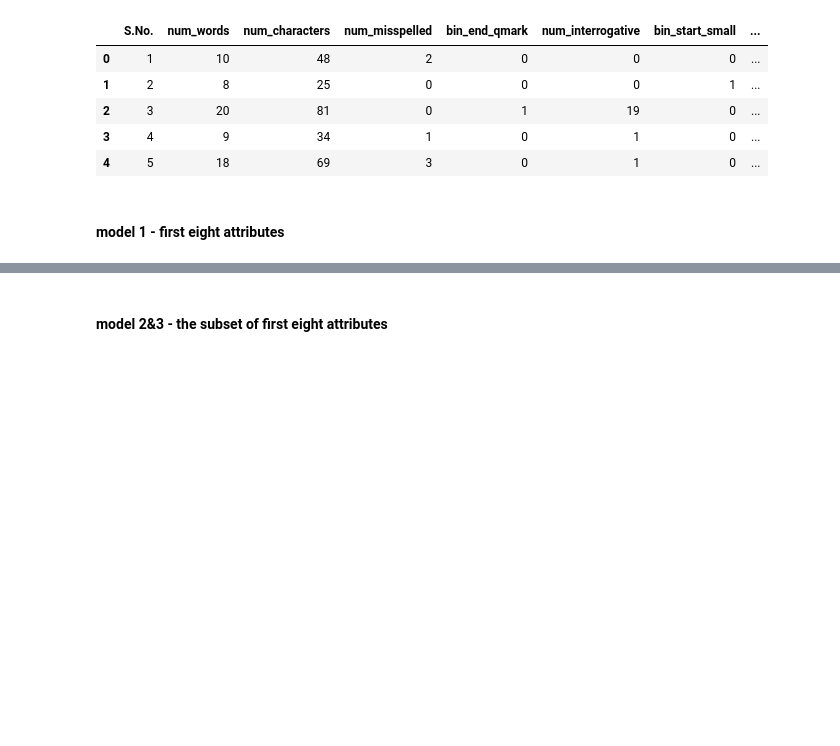
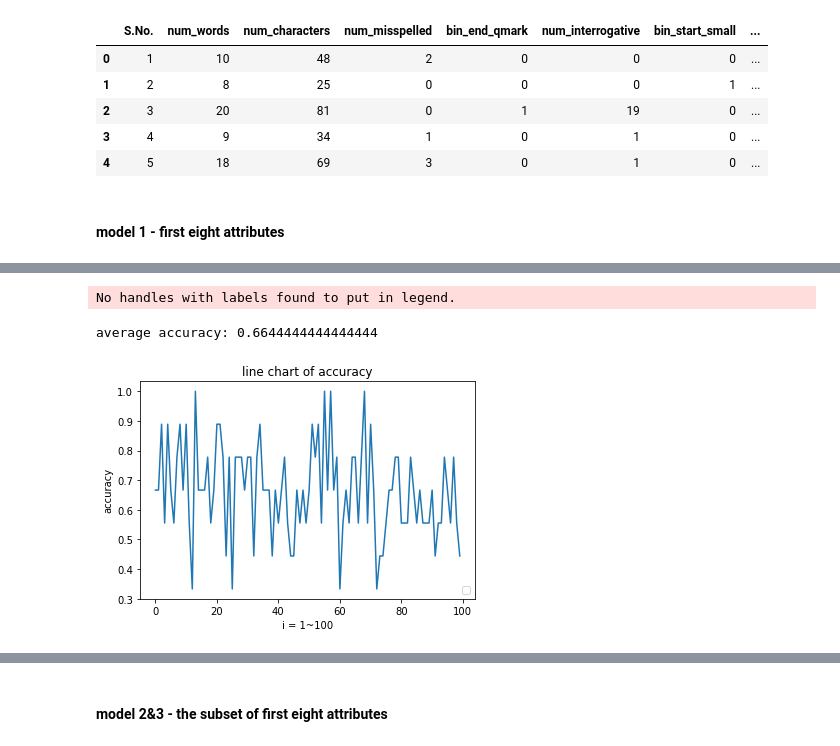
Before and after one commit to cyac15/IMT574_winter2021, a Jupyter notebook: A3/a3.ipynb, the cells around one changed output, grey strips where cells are left out. Drawn from its saved outputs; the diff is of its cells as text; code cells hidden in the pictures; blank space fills up the shorter version.

```diff
--- a/A3/a3.ipynb
+++ b/A3/a3.ipynb
@@ -40,5 +43,31 @@ df_quality.head()
 | 2 | 3 | 20 | 81 | 0 | 1 | 19 | 0 | ... |
 | 3 | 4 | 9 | 34 | 1 | 0 | 1 | 0 | ... |
 | 4 | 5 | 18 | 69 | 3 | 0 | 1 | 0 | ... |
+# %%
+def manipulate_logit_func(X, y, iterations):
+    i_list = []
+    acc_record = []
+
+    for i in range(iterations):
+        #Creating X and Y for training and testing
+        X_train, X_test, y_train, y_test = train_test_split(X, y, test_size=0.30)
+
+        #Creating Logisitic Regression model
+        model = LogisticRegression()
+        model.fit(X_train,y_train)
+
+        #Predicting on Test set
+        predictions = model.predict(X_test)
+
+        accuracy = accuracy_score(y_test,predictions)
+        print("iteration:", i)
+        print(accuracy)
+        print(confusion_matrix(y_test,predictions))
+        print(classification_report(y_test, predictions))
+
+        i_list.append(i)
+        acc_record.append(accuracy)
+
+    return(i_list, acc_record)
 # %% [markdown]
 #### model 1 - first eight attributes
@@ -81,0 +74,6 @@ Please also refer to the documentation for alternative solver options:
+# %%
+X = df_quality.iloc[:,1:9]
+#y = df_quality.iloc[:,-1]
+y = np.where(df_quality['label'] == 'B', 0, 1)
+
+i_list, acc_record = manipulate_logit_func(X, y, 100)
@@ -82 +98,17 @@ Please also refer to the documentation for alternative solver options:
+# %%
+# Plot of accuracy
+plt.plot(i_list, acc_record)
+#plt.plot([0, 1], [0, 1], 'k--')  # random predictions curve
+#plt.xlim([0.0, 1.0])
+#plt.ylim([0.0, 1.0])
+plt.xlabel('i = 1~100')
+plt.ylabel('accuracy')
+plt.title('line chart of accuracy')
+plt.legend(loc="lower right")
+
+print("average accuracy:", sum(acc_record) / len(acc_record) )
+# %% [output]
+No handles with labels found to put in legend.
+average accuracy: 0.6644444444444444
+[figure, added]
 # %%
```
Also changed, not shown: parts of 7 cells of this notebook.
